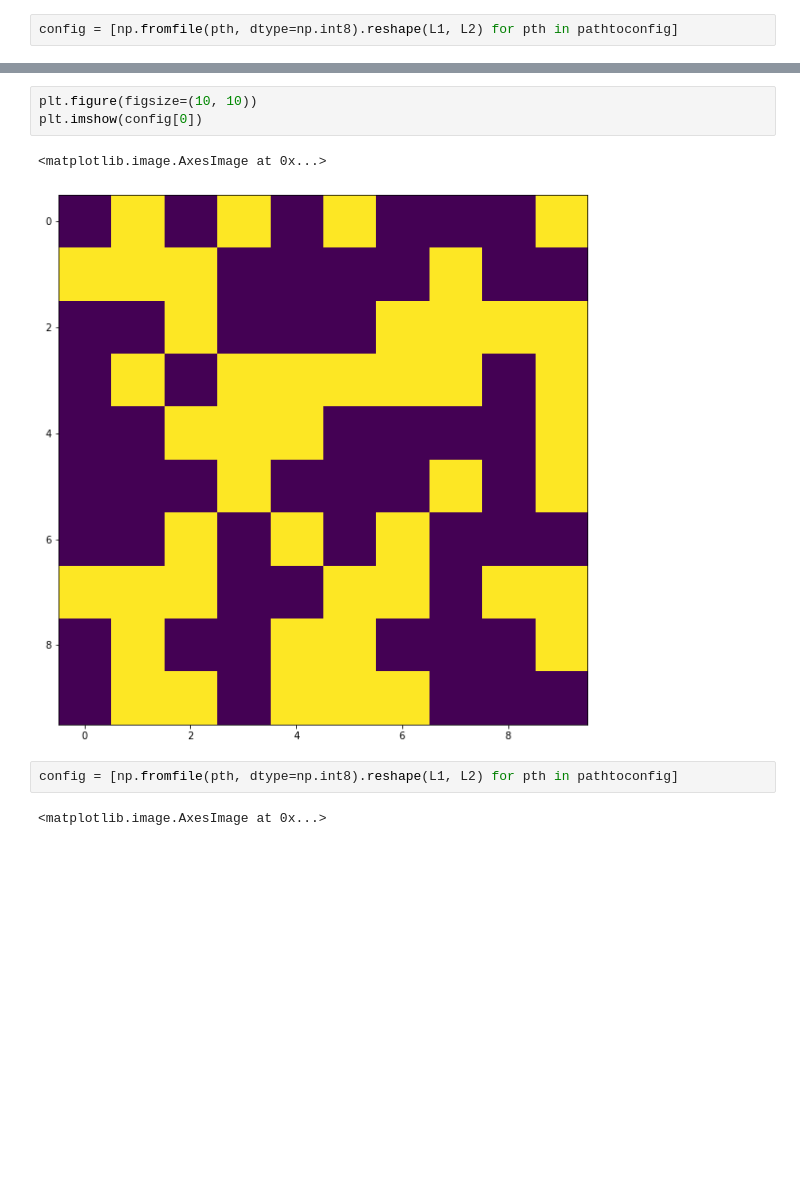
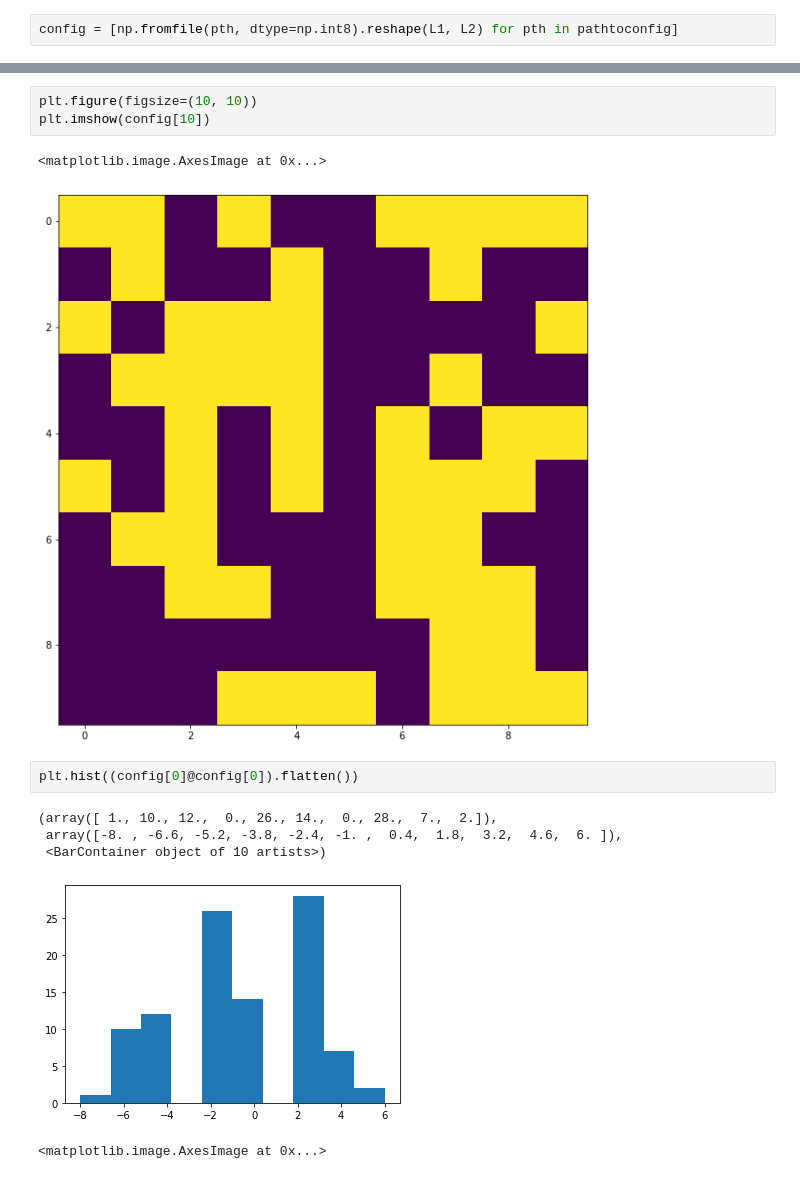
Before and after one commit to giulioiannelli/ising-model, a Jupyter notebook: tools/config_visualiser.ipynb, the cells around one changed output, grey strips where cells are left out. Drawn from its saved outputs; the diff is of its cells as text; blank space fills up the shorter version.

```diff
--- a/tools/config_visualiser.ipynb
+++ b/tools/config_visualiser.ipynb
@@ -51,11 +51,16 @@ plt.imshow(config[0])
 # %%
 plt.figure(figsize=(10, 10))
-plt.imshow(config[0])
+plt.imshow(config[10])
 # %% [output]
 <matplotlib.image.AxesImage at 0x...>
-[figure, old version]
+[figure, new version]
-# %%
-config = [np.fromfile(pth, dtype=np.int8).reshape(L1, L2) for pth in pathtoconfig]
+# %%
+plt.hist((config[0]@config[0]).flatten())
+# %% [output]
+(array([ 1., 10., 12.,  0., 26., 14.,  0., 28.,  7.,  2.]),
+ array([-8. , -6.6, -5.2, -3.8, -2.4, -1. ,  0.4,  1.8,  3.2,  4.6,  6. ]),
+ <BarContainer object of 10 artists>)
+[figure, added]
 # %%
 # %% [output]
 <matplotlib.image.AxesImage at 0x...>
```
Also changed, not shown: parts of 3 cells of this notebook, 12 other files.
